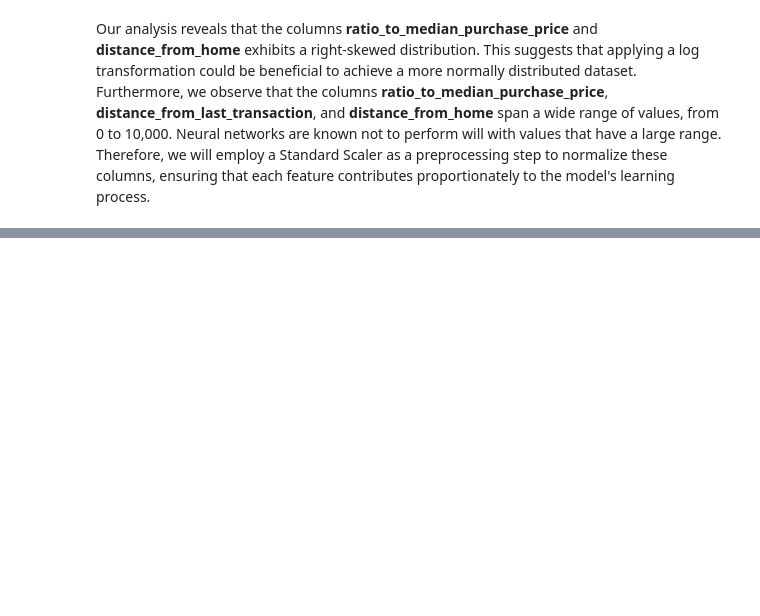
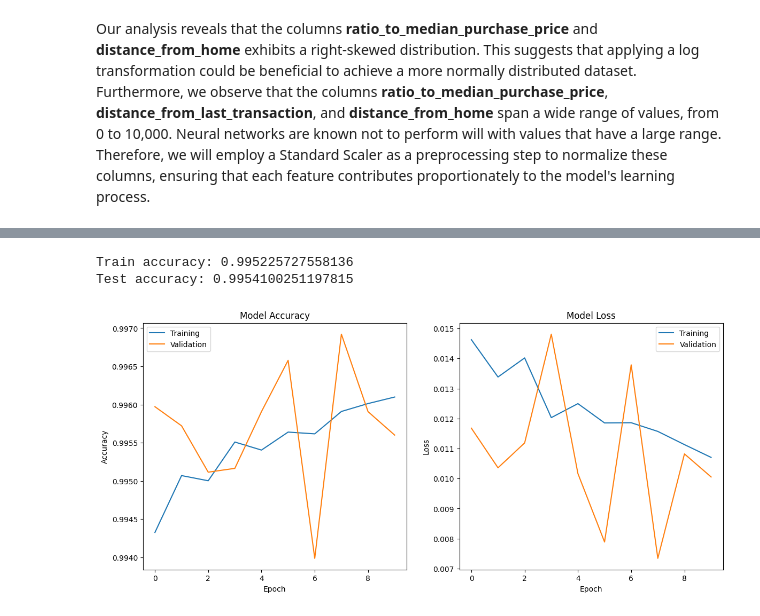
Before and after one commit to samAljailani/fraud_detection, a Jupyter notebook: ann.ipynb, the cells around one changed output, grey strips where cells are left out. Drawn from its saved outputs; the diff is of its cells as text; code cells hidden in the pictures; blank space fills up the shorter version.

Commit message:
added a neural network artchitecture and evaluated the model

```diff
--- a/ann.ipynb
+++ b/ann.ipynb
@@ -141,0 +156,12 @@ data_preprocessing(X_train, True).describe()
+# %%
+params = {
+    'neurons': [512, 256, 128],
+    'dropout_rate': 0.4,
+    'activation': 'relu',
+    'learning_rate': 0.001
+}
+model = build_model(params['neurons'], params['dropout_rate'], params['activation'], params['learning_rate'])
+# %%
+early_stopping = EarlyStopping(monitor='val_loss', patience=3, restore_best_weights=True)
+history = model.fit(X_train, y_train, batch_size=32, epochs=10, validation_split=0.2, verbose=2, callbacks=[early_stopping])
+model.save('my_model.h5')
@@ -141,0 +189,29 @@ data_preprocessing(X_train, True).describe()
+# %%
+train_loss, train_acc = model.evaluate(X_train, y_train, verbose=0)
+test_loss, test_acc = model.evaluate(X_test, y_test, verbose=0)
+
+print("Train accuracy:", train_acc)
+print("Test accuracy:", test_acc)
+# %% [output]
+Train accuracy: 0.995225727558136
+Test accuracy: 0.9954100251197815
+# %%
+fig, (ax1, ax2) = plt.subplots(1, 2, figsize=(14, 6))
+
+ax1.plot(history.history['accuracy'], label='Training')
+ax1.plot(history.history['val_accuracy'], label='Validation')
+ax1.set_title('Model Accuracy')
+ax1.set_xlabel('Epoch')
+ax1.set_ylabel('Accuracy')
+ax1.legend()
+
+ax2.plot(history.history['loss'], label='Training')
+ax2.plot(history.history['val_loss'], label='Validation')
+ax2.set_title('Model Loss')
+ax2.set_xlabel('Epoch')
+ax2.set_ylabel('Loss')
+ax2.legend()
+
+plt.show()
+# %% [output]
+[figure, added]
```
Also changed, not shown: parts of 6 cells of this notebook, 2 other files.
